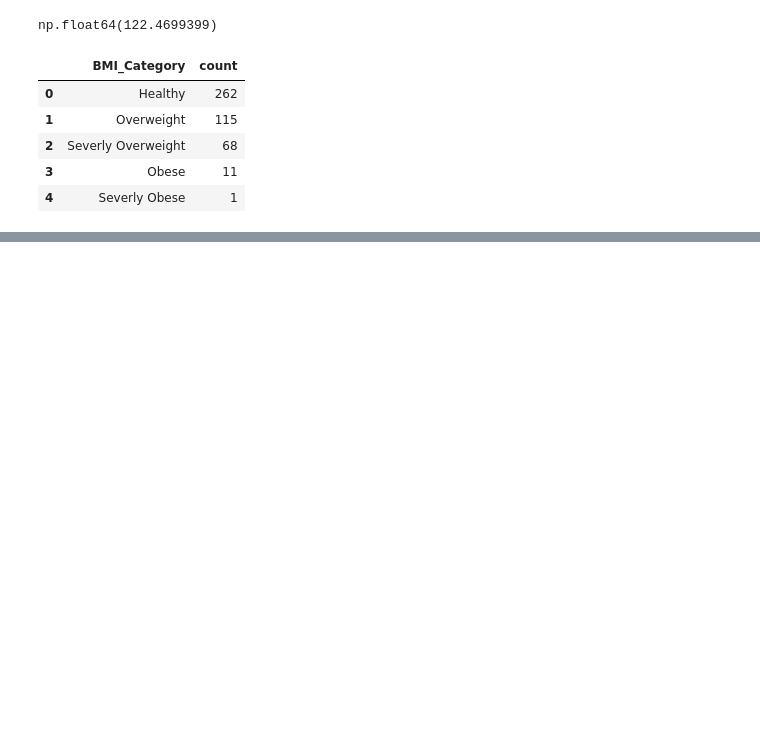
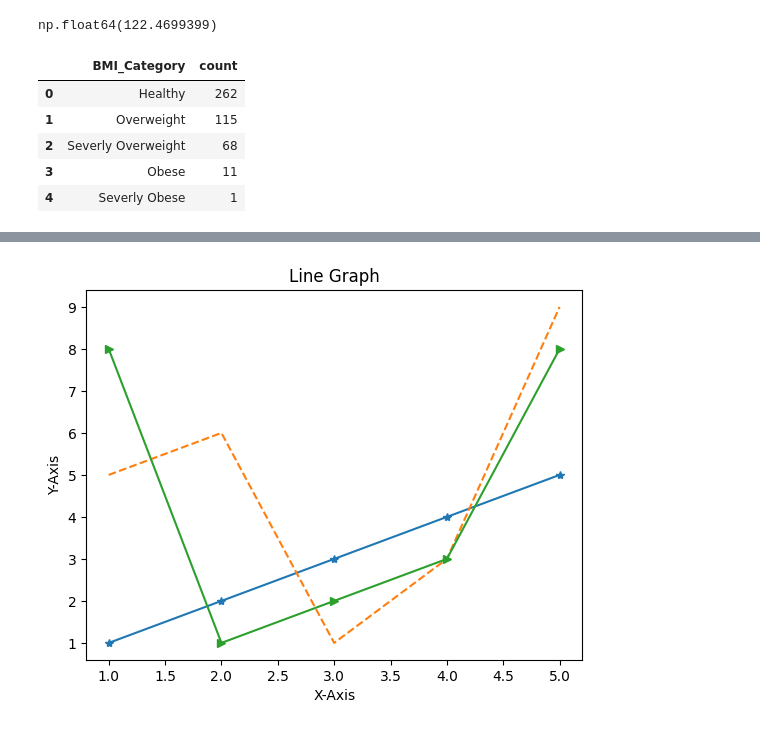
Before and after one commit to amityadav757330/DS-ML-AI, a Jupyter notebook: DS_ML_AI_Batch_1.ipynb, the cells around one changed output, grey strips where cells are left out. Drawn from its saved outputs; the diff is of its cells as text; code cells hidden in the pictures; blank space fills up the shorter version.

```diff
--- a/DS_ML_AI_Batch_1.ipynb
+++ b/DS_ML_AI_Batch_1.ipynb
@@ -2453,0 +2540,17 @@ df['BMI_Category'].value_counts().reset_index()
+# %%
+# Multiple Plots in the same axis
+x = [1,2,3,4,5]
+y = [1,2,3,4,5]
+x1 = [1,2,3,4,5]
+y1 = [5,6,1,3,9]
+x2 = [1,2,3,4,5]
+y2 = [8,1,2,3,8]
+plt.plot(x,y, "-*")
+plt.plot(x1,y1, "--")
+plt.plot(x2,y2,"->")
+plt.xlabel("X-Axis")
+plt.ylabel("Y-Axis")
+plt.title("Line Graph")
+plt.show()
+# %% [output]
+[figure, added]
```
Also changed, not shown: parts of 13 cells of this notebook.
